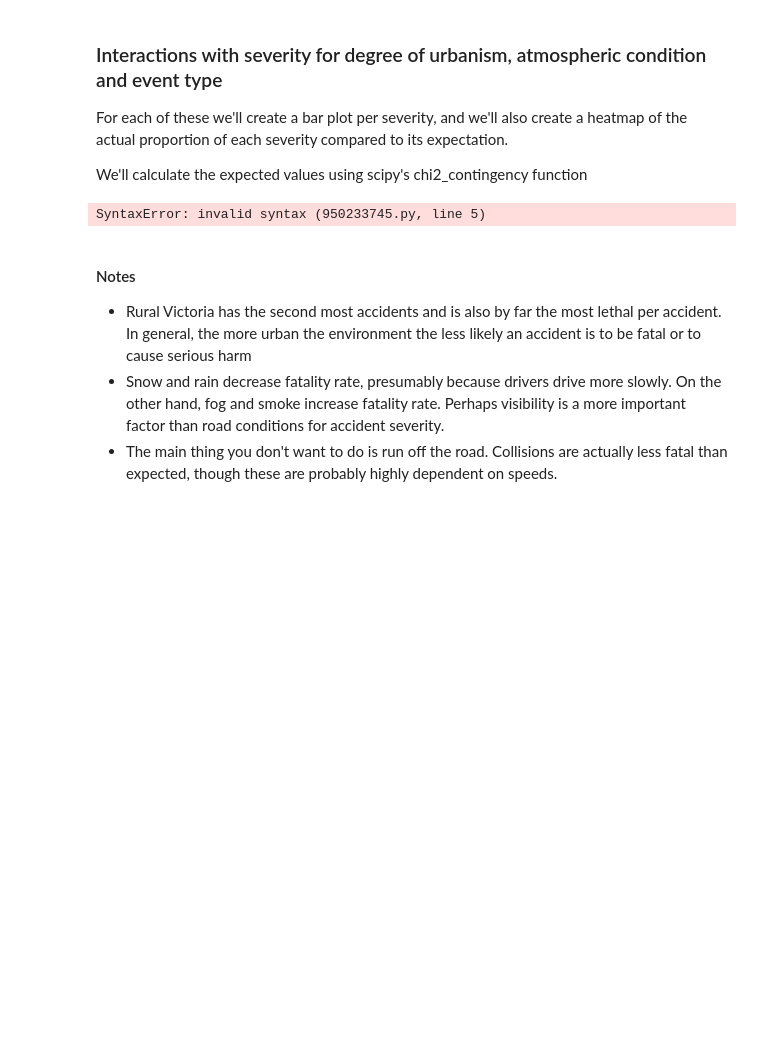
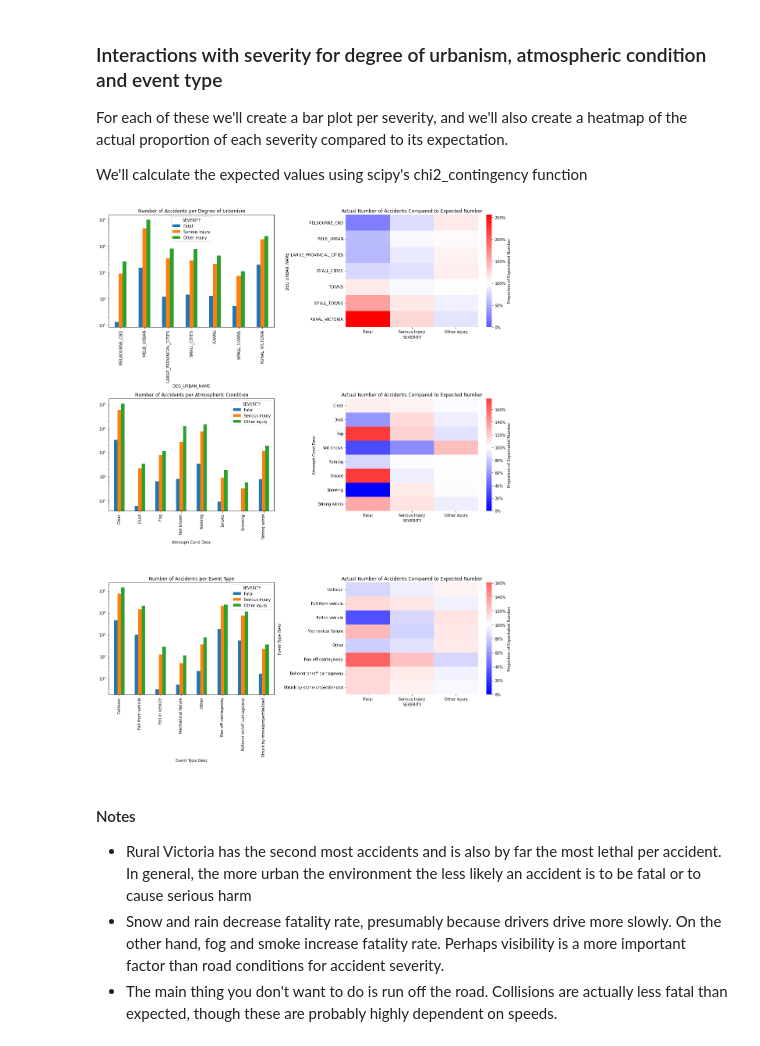
Before and after one commit to amgillis/crashstats, a Jupyter notebook: notebooks/crashstats_eda.ipynb, the cells around one changed output. Drawn from its saved outputs; the diff is of its cells as text; code cells hidden in the pictures; blank space fills up the shorter version.

```diff
--- a/notebooks/crashstats_eda.ipynb
+++ b/notebooks/crashstats_eda.ipynb
@@ -519,7 +519,7 @@ We'll calculate the expected values using scipy's chi2_contingency function
 accident_test_data = accident_df[['ACCIDENT_NO', 'SEVERITY', 'SPEED_ZONE']]
 node_test = node_df.merge(accident_test_data, on='ACCIDENT_NO')
 du_sev_cross = node_test.groupby('DEG_URBAN_NAME')['SEVERITY'].value_counts().unstack()
-du_sev_cross.drop(4, axis=1, inplace=True)`
+du_sev_cross.drop(4, axis=1, inplace=True)
 du_sev_cross.rename(columns={1: 'Fatal', 2: 'Serious Injury', 3: 'Other injury'}, inplace=True)
 du_sev_cross = du_sev_cross.reindex(['MELBOURNE_CBD', 'MELB_URBAN', 'LARGE_PROVINCIAL_CITIES', 'SMALL_CITIES',
                                      'TOWNS', 'SMALL_TOWNS', 'RURAL_VICTORIA'])
@@ -559,34 +559,34 @@ sns.heatmap(du_sev_exp_diff, cmap=plt.cm.bwr, ax=ax[0][1], vmin=0, center=1,
             cbar_kws={'label': 'Proportion of Expectated Number'});
 cbar = ax[0][1].collections[0].colorbar;
 cbar.ax.yaxis.set_major_formatter(PercentFormatter(1, 0));
 fig.tight_layout();
 ax[0][1].set_title('Actual Number of Accidents Compared to Expected Number');
 
 # plotting for atmospheric conditions
 atm_sev_cross.plot(kind='bar', ax=ax[1][0]);
 ax[1][0].set_yscale('log');
 ax[1][0].set_title('Number of Accidents per Atmospheric Condition');
 sns.heatmap(atm_sev_exp_diff, cmap=plt.cm.bwr, ax=ax[1][1], vmin=0, center=1,
             cbar_kws={'label': 'Proportion of Expectated Number'});
 cbar = ax[1][1].collections[0].colorbar;
 cbar.ax.yaxis.set_major_formatter(PercentFormatter(1, 0));
 fig.tight_layout();
 ax[1][1].set_title('Actual Number of Accidents Compared to Expected Number');
 
 # plotting for event type
 type_sev_cross.plot(kind='bar', ax=ax[2][0]);
 ax[2][0].set_yscale('log');
 ax[2][0].set_title('Number of Accidents per Event Type');
 sns.heatmap(type_sev_exp_diff, cmap=plt.cm.bwr, ax=ax[2][1], vmin=0, center=1,
             cbar_kws={'label': 'Proportion of Expectated Number'});
 cbar = ax[2][1].collections[0].colorbar;
 cbar.ax.yaxis.set_major_formatter(PercentFormatter(1, 0));
 ax[2][1].set_title('Actual Number of Accidents Compared to Expected Number');
 
 fig.tight_layout();
 plt.savefig('../figs/du_atm_type_sev_interaction.png')
 # %% [output]
-SyntaxError: invalid syntax (950233745.py, line 5)
+[figure, added]
 # %% [markdown]
 #### Notes
 - Rural Victoria has the second most accidents and is also by far the most lethal per accident. In general, the more urban the environment the less likely an accident is to be fatal or to cause serious harm
```
Also changed, not shown: parts of 3 cells of this notebook.
